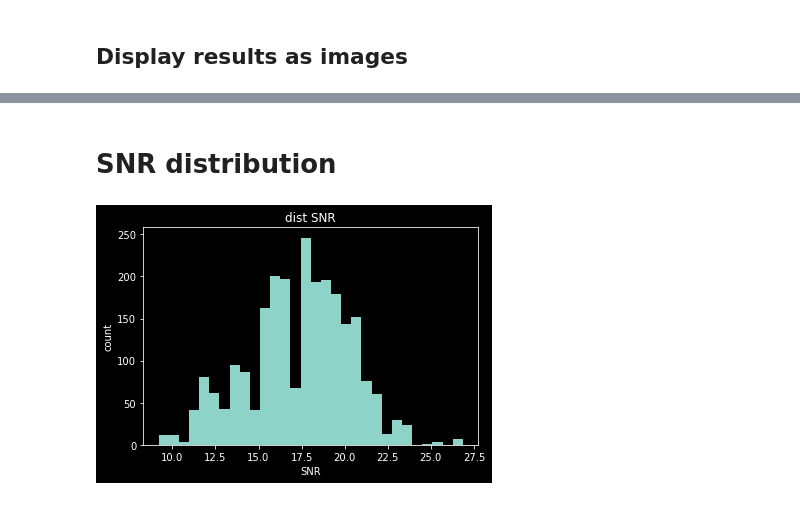
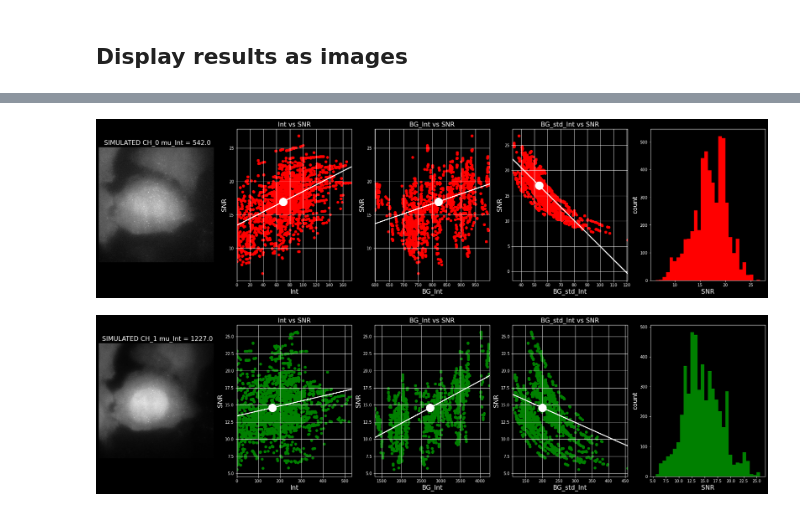
Before and after one commit to MunskyGroup/rsnaped, a Jupyter notebook: notebooks/Analysis_Real_Data/Analysis_simulated_cells.ipynb, the cells around one changed output, grey strips where cells are left out. Cells and saved outputs as stored; diff of their text form; code cells hidden in the pictures.

```diff
--- a/notebooks/Analysis_Real_Data/Analysis_simulated_cells.ipynb
+++ b/notebooks/Analysis_Real_Data/Analysis_simulated_cells.ipynb
@@ -333,10 +277,57 @@ intercept 30.004292051143228
-# %% [markdown]
-# SNR distribution
-# %%
-plt.hist(df.SNR_red.values,bins=30)
-plt.title('dist SNR')
-plt.ylabel('count')
-plt.xlabel('SNR')
-plt.show()
-# %% [output]
-[figure, removed]
+# %%
+fig_size = (30, 7)
+f = plt.figure(figsize=fig_size)
+channel = 0
+f.add_subplot(1,5,1)
+mean_int = list_videos[0][selected_timePoint,:,:,channel].mean()
+plt.imshow(list_videos[0][selected_timePoint,:,:,channel],cmap='Greys_r')
+plt.axis('off')
+plt.title(' SIMULATED CH_'+str(channel) + ' mu_Int = ' +str(round(mean_int,0)) , size=16)
+
+f.add_subplot(1,5,2)
+fun_scatter_plot(x = df.red_int_mean.values, y= df.SNR_red.values, title='Int vs SNR', xlab='Int', ylab='SNR', fig=f, color='r')
+f.add_subplot(1,5,3)
+fun_scatter_plot(x = df.background_int_mean_red.values, y= df.SNR_red.values, title='BG_Int vs SNR', xlab='BG_Int', ylab='SNR', fig=f, color='r')
+f.add_subplot(1,5,4)
+fun_scatter_plot(x = df.background_int_std_red.values, y= df.SNR_red.values, title='BG_std_Int vs SNR', xlab='BG_std_Int', ylab='SNR', fig=f, color='r')
+
+# adding the histogram
+f.add_subplot(1,5,5) # here is where you add the subplot to f
+f=plt.hist(df.SNR_red.values,bins=30,color='r')
+#plt.title('dist SNR', size=16)
+plt.ylabel('count', size=16)
+plt.xlabel('SNR', size=16)
+
+plt.savefig('./results/sim_intensity_dist_ch0.png')
+plt.show()
+# %% [output]
+[figure, added]
+# %%
+fig_size = (30, 7)
+f = plt.figure(figsize=fig_size)
+
+channel = 1
+f.add_subplot(1,5,1)
+mean_int = list_videos[0][selected_timePoint,:,:,channel].mean()
+plt.imshow(list_videos[0][selected_timePoint,:,:,channel],cmap='Greys_r')
+plt.axis('off')
+plt.title(' SIMULATED CH_'+str(channel) + ' mu_Int = ' +str(round(mean_int,0)) , size=16)
+
+f.add_subplot(1,5,2)
+fun_scatter_plot(x = df.green_int_mean.values, y= df.SNR_green.values, title='Int vs SNR', xlab='Int', ylab='SNR', fig=f, color='g')
+f.add_subplot(1,5,3)
+fun_scatter_plot(x = df.background_int_mean_green.values, y= df.SNR_green.values, title='BG_Int vs SNR', xlab='BG_Int', ylab='SNR', fig=f, color='g')
+f.add_subplot(1,5,4)
+fun_scatter_plot(x = df.background_int_std_green.values, y= df.SNR_green.values, title='BG_std_Int vs SNR', xlab='BG_std_Int', ylab='SNR', fig=f, color='g')
+
+# adding the histogram
+f.add_subplot(1,5,5) # here is where you add the subplot to f
+f=plt.hist(df.SNR_green.values,bins=30,color='g')
+#plt.title('dist SNR', size=16)
+plt.ylabel('count', size=16)
+plt.xlabel('SNR', size=16)
+
+plt.savefig('./results/sim_intensity_dist_ch1.png')
+plt.show()
+# %% [output]
+[figure, added]
```
Also changed, not shown: parts of 21 cells of this notebook, 7 other files.
